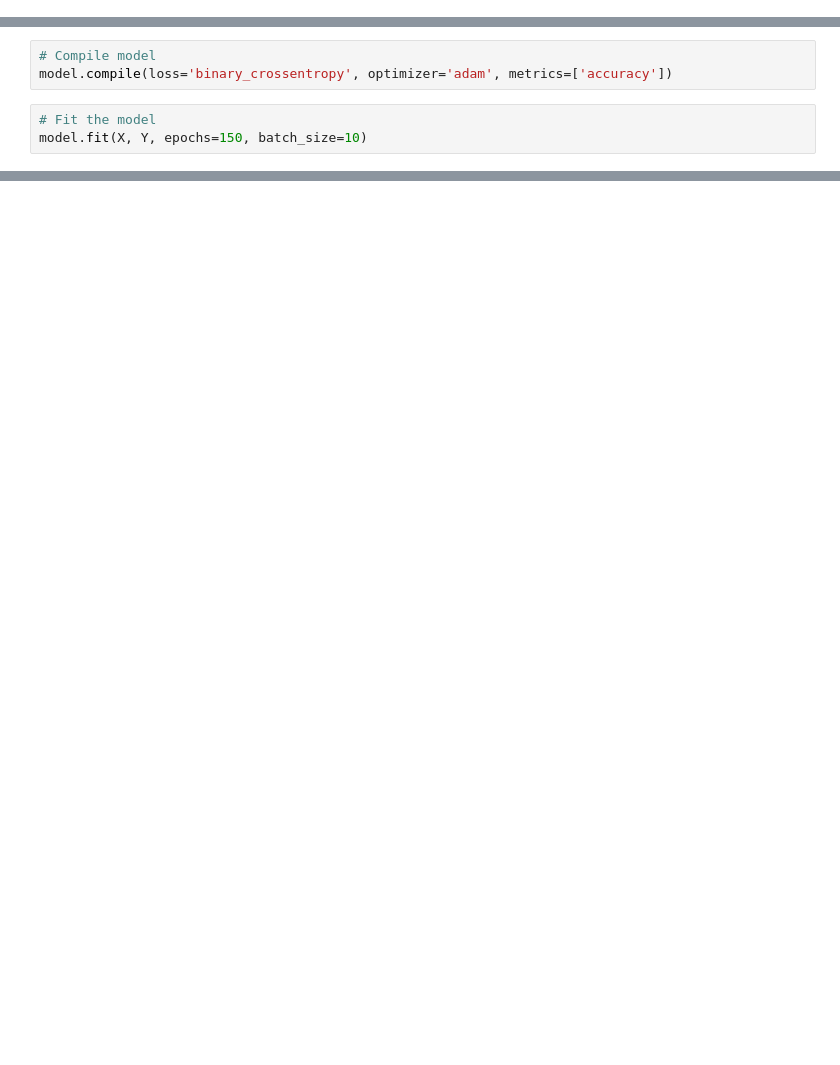
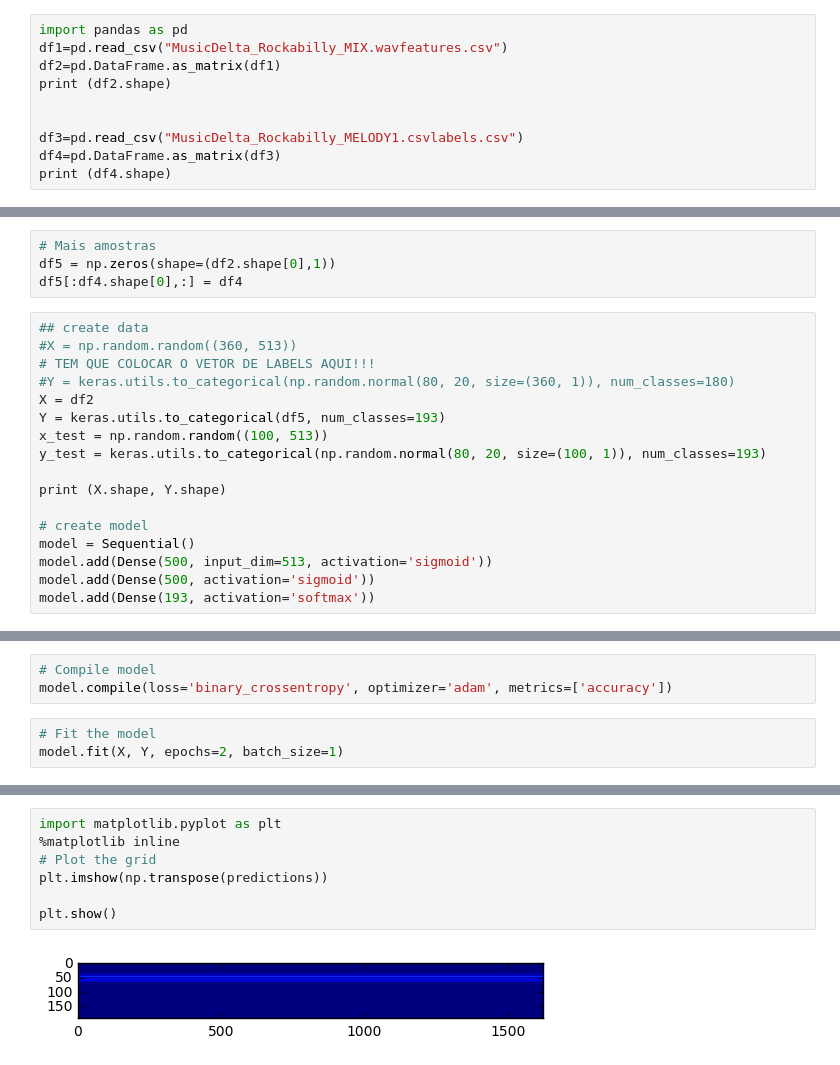
Before and after one commit to shayenne/IAmelodyDNN, a Jupyter notebook: DNN Model - F0 Estimation.ipynb, the cells around one changed output, grey strips where cells are left out. Cells and saved outputs as stored; diff of their text form; blank space fills up the shorter version.

Commit message:
F0 Estimation makes predictions

```diff
--- a/DNN Model - F0 Estimation.ipynb
+++ b/DNN Model - F0 Estimation.ipynb
@@ -22,0 +13,10 @@ model.add(Dense(1, activation='sigmoid'))
+# %%
+import pandas as pd
+df1=pd.read_csv("MusicDelta_Rockabilly_MIX.wavfeatures.csv")
+df2=pd.DataFrame.as_matrix(df1)
+print (df2.shape)
+
+
+df3=pd.read_csv("MusicDelta_Rockabilly_MELODY1.csvlabels.csv")
+df4=pd.DataFrame.as_matrix(df3)
+print (df4.shape)
@@ -22,0 +26,21 @@ model.add(Dense(1, activation='sigmoid'))
+# %%
+# Mais amostras
+df5 = np.zeros(shape=(df2.shape[0],1))
+df5[:df4.shape[0],:] = df4
+# %%
+## create data
+#X = np.random.random((360, 513))
+# TEM QUE COLOCAR O VETOR DE LABELS AQUI!!!
+#Y = keras.utils.to_categorical(np.random.normal(80, 20, size=(360, 1)), num_classes=180)
+X = df2
+Y = keras.utils.to_categorical(df5, num_classes=193)
+x_test = np.random.random((100, 513))
+y_test = keras.utils.to_categorical(np.random.normal(80, 20, size=(100, 1)), num_classes=193)
+
+print (X.shape, Y.shape)
+
+# create model
+model = Sequential()
+model.add(Dense(500, input_dim=513, activation='sigmoid'))
+model.add(Dense(500, activation='sigmoid'))
+model.add(Dense(193, activation='softmax'))
@@ -25,4 +57,4 @@ model.add(Dense(1, activation='sigmoid'))
 model.compile(loss='binary_crossentropy', optimizer='adam', metrics=['accuracy'])
 # %%
 # Fit the model
-model.fit(X, Y, epochs=150, batch_size=10)
+model.fit(X, Y, epochs=2, batch_size=1)
@@ -38,0 +92,9 @@ print(rounded)
+# %%
+import matplotlib.pyplot as plt
+%matplotlib inline
+# Plot the grid
+plt.imshow(np.transpose(predictions))
+
+plt.show()
+# %% [output]
+[figure, added]
```
Also changed, not shown: parts of 12 cells of this notebook.
